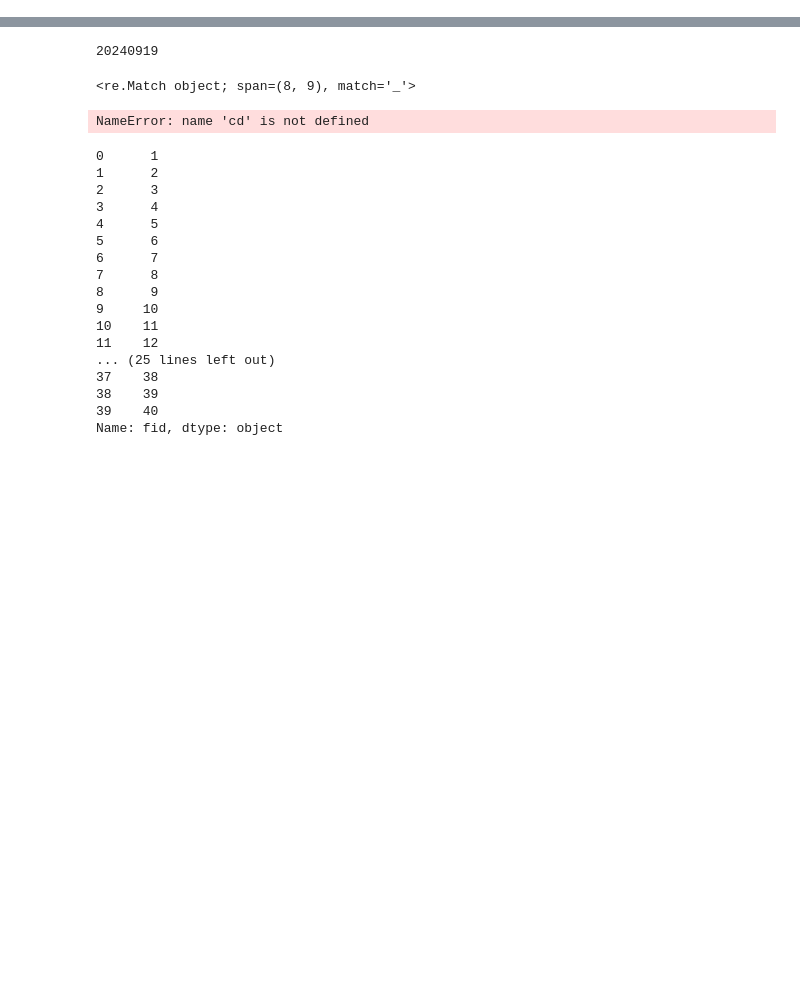
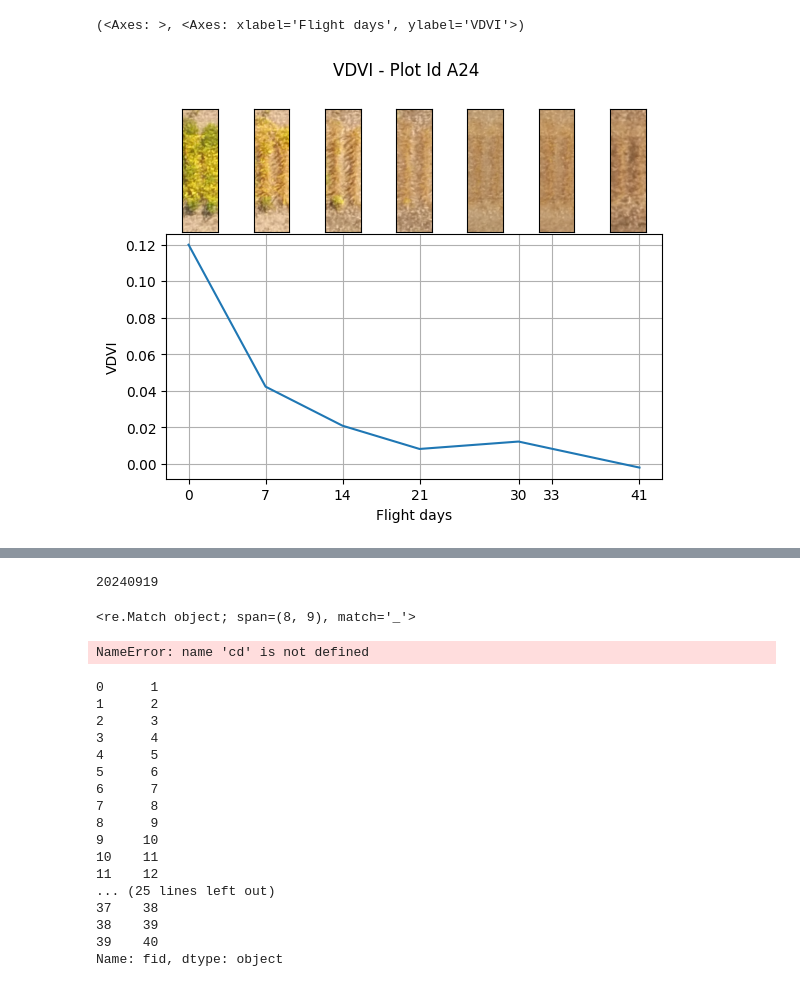
Before and after one commit to JMFiore/Pynomic, a Jupyter notebook: add_on/trialsl.ipynb, the cells around one changed output, grey strips where cells are left out. Saved outputs shown, nothing was run; the diff lists cells and outputs as text; code cells hidden in the pictures; blank space fills up the shorter version.

Commit message:
tests_upgraded

```diff
--- a/add_on/trialsl.ipynb
+++ b/add_on/trialsl.ipynb
@@ -6,0 +4,4 @@ import shapely
+# %%
+flight_folder = "/home/juan/Desktop/PP_project/Pynomic/add_on/flights"
+flight_path = '/home/juan/Desktop/pynomic_project/Pynomics/add_on/flights/20180917_Lamberton_GCP_transparent_mosaic.tif'
+grid_path = '/home/juan/Desktop/PP_project/Pynomic/add_on/Grids/Labmert_test_grid.geojson'
@@ -6,0 +52,5 @@ import shapely
+# %%
+vuelos.plot.RGB_image_timeline(band_name="VDVI" , n_id = 'A24',Red='red',Blue='blue',Green='green', days= True)
+# %% [output]
+(<Axes: >, <Axes: xlabel='Flight days', ylabel='VDVI'>)
+[figure, added]
```
Also changed, not shown: parts of 15 cells of this notebook, 6 other files.
